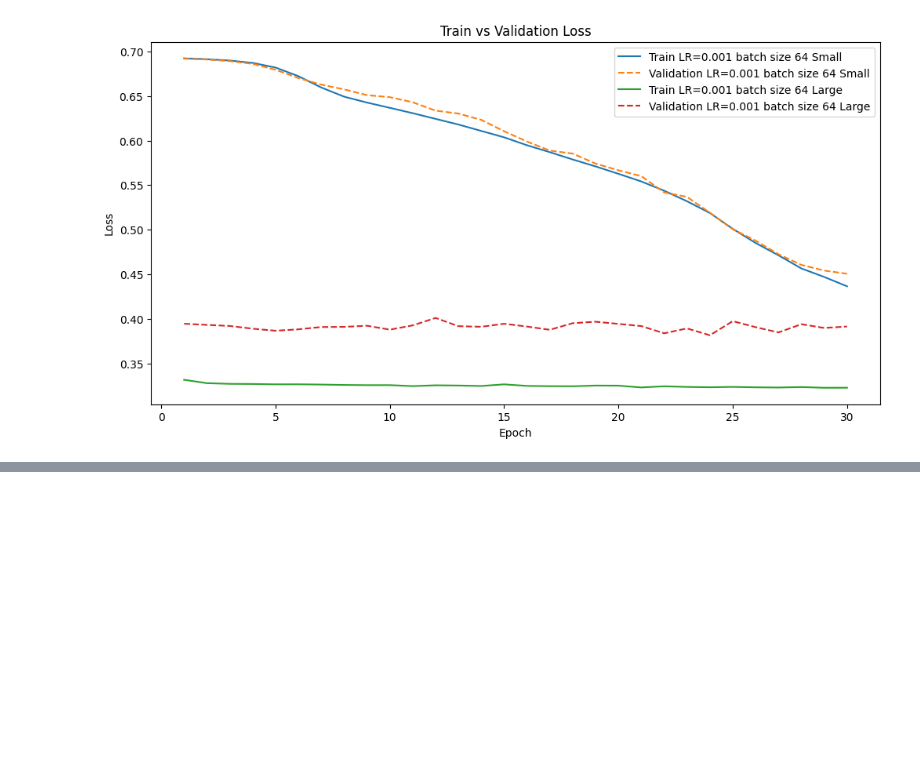
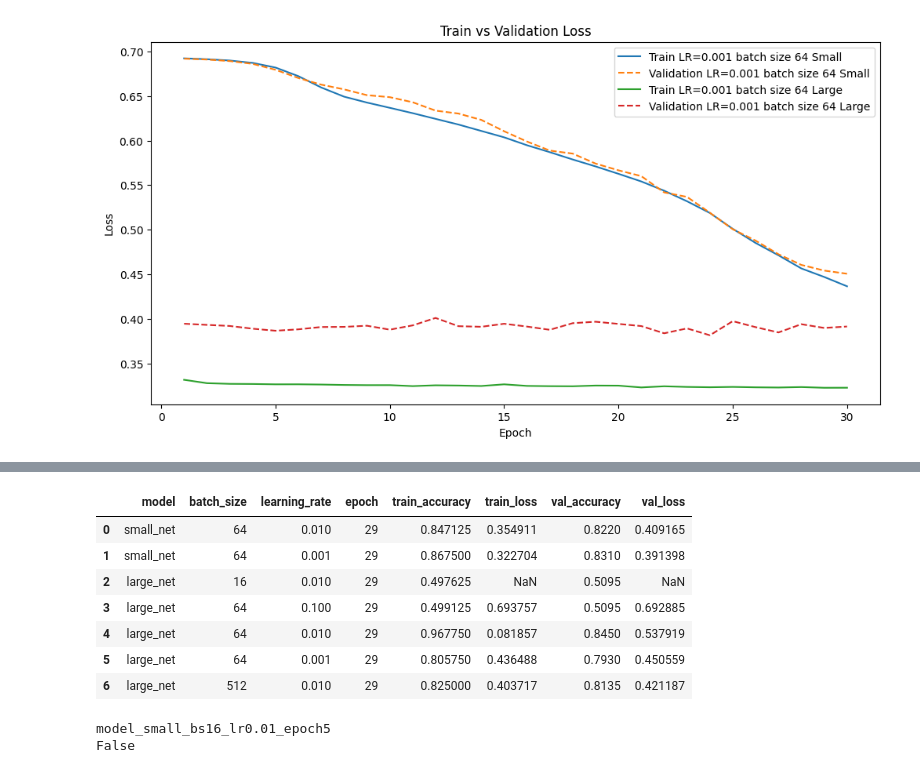
Before and after one commit to armandordorica/MIE1517_A1, a Jupyter notebook: MIE1517_Assignment_1_.ipynb, the cells around one changed output, grey strips where cells are left out. Cells and saved outputs as stored; diff of their text form; code cells hidden in the pictures; blank space fills up the shorter version.

```diff
--- a/MIE1517_Assignment_1_.ipynb
+++ b/MIE1517_Assignment_1_.ipynb
@@ -1329,0 +1419,5 @@ Validation Error for LR=0.001 batch size 64 Large: [0.1675 0.173  0.167  0.169
+# %%
+net = small_net
+model_path = get_model_name(net.name, batch_size=64, learning_rate=0.01, epoch=10)
+state = torch.load(model_path)
+net.load_state_dict(state)
@@ -1329,0 +1518,20 @@ Validation Error for LR=0.001 batch size 64 Large: [0.1675 0.173  0.167  0.169
+# %%
+df
+# %% [output]
+|  | model | batch_size | learning_rate | epoch | train_accuracy | train_loss | val_accuracy | val_loss |
+| 0 | small_net | 64 | 0.010 | 29 | 0.847125 | 0.354911 | 0.8220 | 0.409165 |
+| 1 | small_net | 64 | 0.001 | 29 | 0.867500 | 0.322704 | 0.8310 | 0.391398 |
+| 2 | large_net | 16 | 0.010 | 29 | 0.497625 | NaN | 0.5095 | NaN |
+| 3 | large_net | 64 | 0.100 | 29 | 0.499125 | 0.693757 | 0.5095 | 0.692885 |
+| 4 | large_net | 64 | 0.010 | 29 | 0.967750 | 0.081857 | 0.8450 | 0.537919 |
+| 5 | large_net | 64 | 0.001 | 29 | 0.805750 | 0.436488 | 0.7930 | 0.450559 |
+| 6 | large_net | 512 | 0.010 | 29 | 0.825000 | 0.403717 | 0.8135 | 0.421187 |
+# %%
+# Just as a test, let's print out a few file paths to see if they exist
+sample_model = SmallNet()
+sample_path = get_model_name(sample_model.name, 16, 0.01, 5)
+print(sample_path)
+print(os.path.exists("{}_train_err.csv".format(sample_path)))
+# %% [output]
+model_small_bs16_lr0.01_epoch5
+False
```
Also changed, not shown: parts of 12 cells of this notebook.
